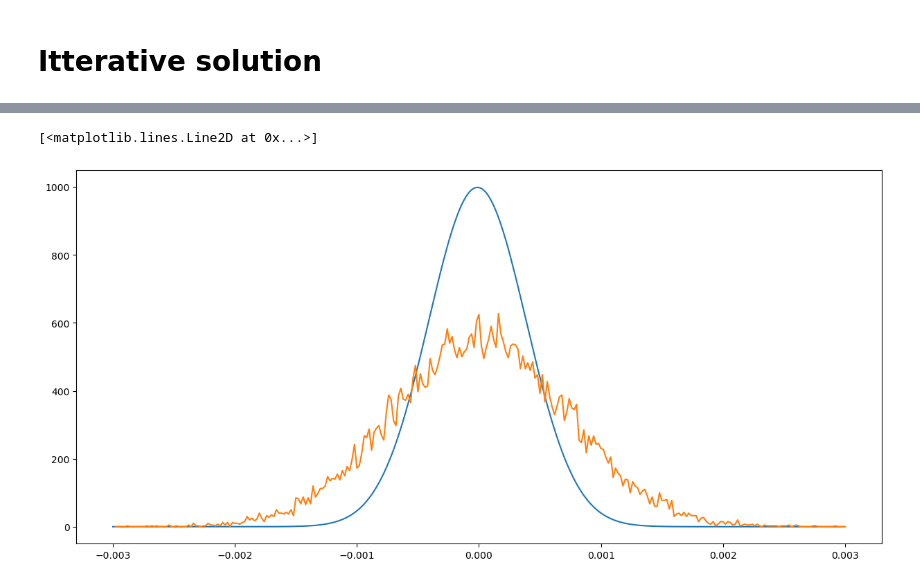
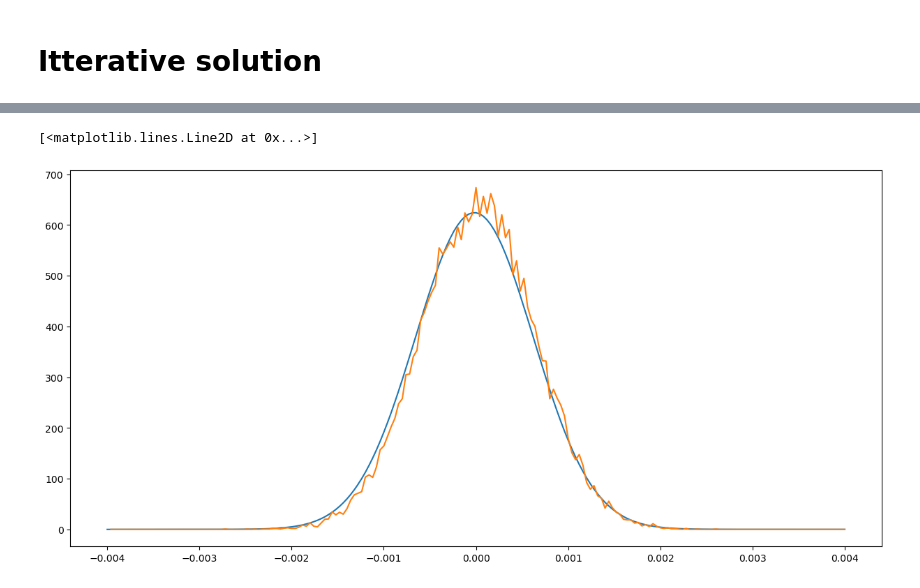
Before and after one commit to NilsToAn/overdampedDelayHarmonicOscillator, a Jupyter notebook: fpe_solver.ipynb, the cells around one changed output, grey strips where cells are left out. Cells and saved outputs as stored; diff of their text form; code cells hidden in the pictures.

```diff
--- a/fpe_solver.ipynb
+++ b/fpe_solver.ipynb
@@ -212,34 +381,0 @@ hists = np.stack([np.histogram(o, bins=x_s, density=True)[0] for o in pos])
-# %%
-for i in range(1,ntau+1):
-    data[i] = prop[i-1]@data[i-1]
-
-for i in tqdm(range(ntau, N_t-1)):
-    dm = data[i-ntau]
-    dtprop = np.identity(N_x)
-    for j in range(i-ntau,i):
-        dtprop = np.matmul(prop[j],dtprop)
-    absrates = dtprop * dm
-    origindists = absrates / absrates.sum(axis=1)[:,None]
-
-    mx = origindists @ x_s
-    mx2 = origindists @ x_s**2
-    variants = mx2-mx**2
-
-    meanFx = -k * mx
-
-    #s = np.sqrt(2*D) -> D = s**2/2
-    #D_t[i] = D + 1/2 * np.mean(variants)*k**2 #Wrong strongly correlated noise from prior position !!!!
-    D_t[i] = D
-
-    U[i] = -np.cumsum(meanFx)*dx / D_t[i]
-
-    rip[i] = D_t[i,None] / dx**2 * np.exp(-(U[i,1:]-U[i,:-1])/2) # r_i->i+1
-    rim[i] = D_t[i,None] / dx**2 * np.exp(-(U[i,:-1]-U[i,1:])/2)  # r_i+1->i
-    R[i,0,0] = -rip[i,0]
-    R[i,-1,-1] = -rim[i,-1]
-    R[i,np.arange(1,300),np.arange(1,300)] = -(rip[i,1:]+rim[i,:-1]) # -(r_i->i+1 + r_i->i-1) ????
-    R[i,np.arange(0,300),np.arange(1,301)] = rim[i]
-    R[i,np.arange(1,301),np.arange(0,300)] = rip[i]
-
-    prop[i] = expm(R[i]*dt)
-    data[i+1] = prop[i]@data[i]
@@ -266,9 +408,9 @@ plt.colorbar(ims2, ax=axs[1])
 # %%
-idx = 200
+idx = 900
 plt.figure(figsize=(15,7))
 plt.plot(x_s,data[idx])
-plt.plot(x_s[1:], hists[idx+ntau])
+plt.plot(x_s[1:], hists[idx])
 #plt.plot(x_s,dtprop[N_x//2]*1/dx)
 # %% [output]
 [<matplotlib.lines.Line2D at 0x...>]
-[figure, old version]
+[figure, new version]
```
Also changed, not shown: parts of 32 cells of this notebook, 33 other files.
